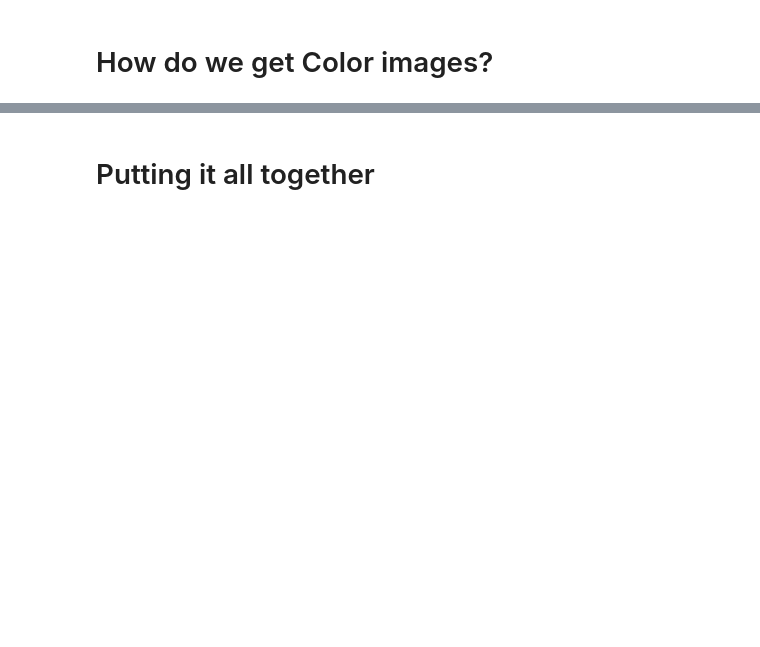
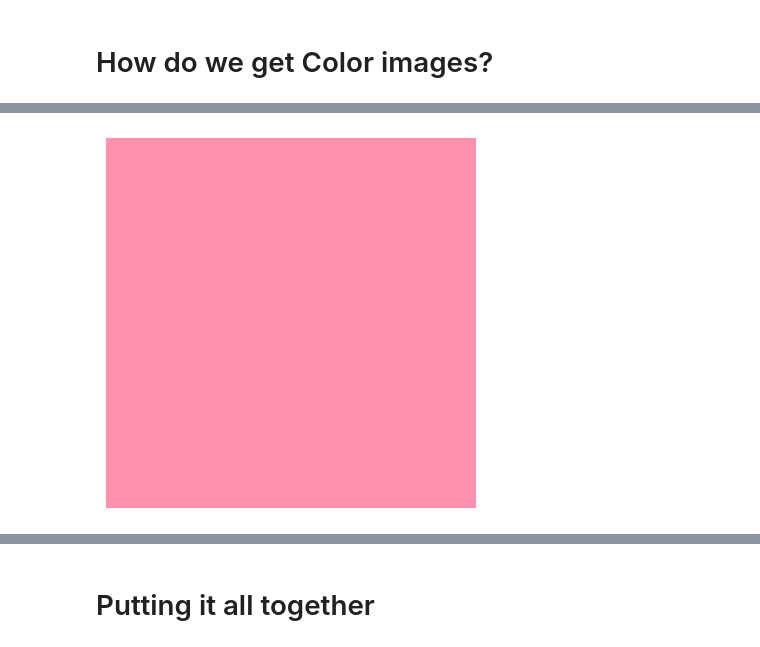
Before and after one commit to laumonfe/NordicWomenInSTEM, a Jupyter notebook: funMath_forKids.ipynb, the cells around one changed output, grey strips where cells are left out. Drawn from its saved outputs; the diff is of its cells as text; code cells hidden in the pictures; blank space fills up the shorter version.

```diff
--- a/funMath_forKids.ipynb
+++ b/funMath_forKids.ipynb
@@ -73,0 +73,4 @@ plt.show()
+# %%
+create_new_color(red=255, green=145, blue=175)
+# %% [output]
+[figure, added]
```
Also changed, not shown: parts of 13 cells of this notebook, 3 other files.
